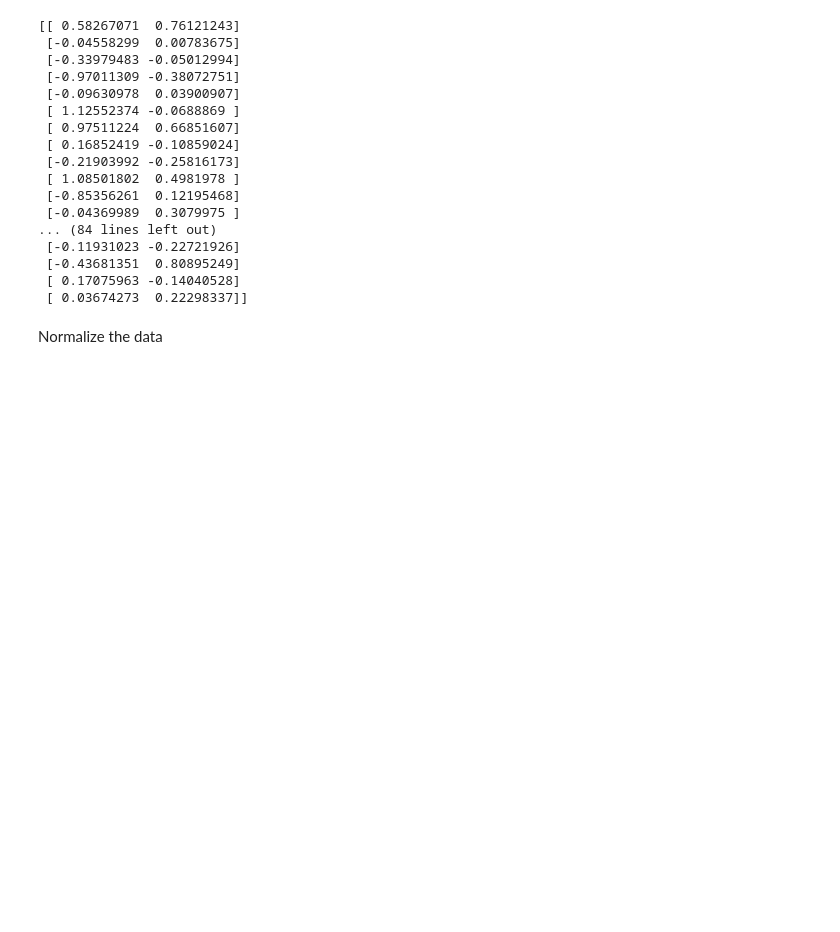
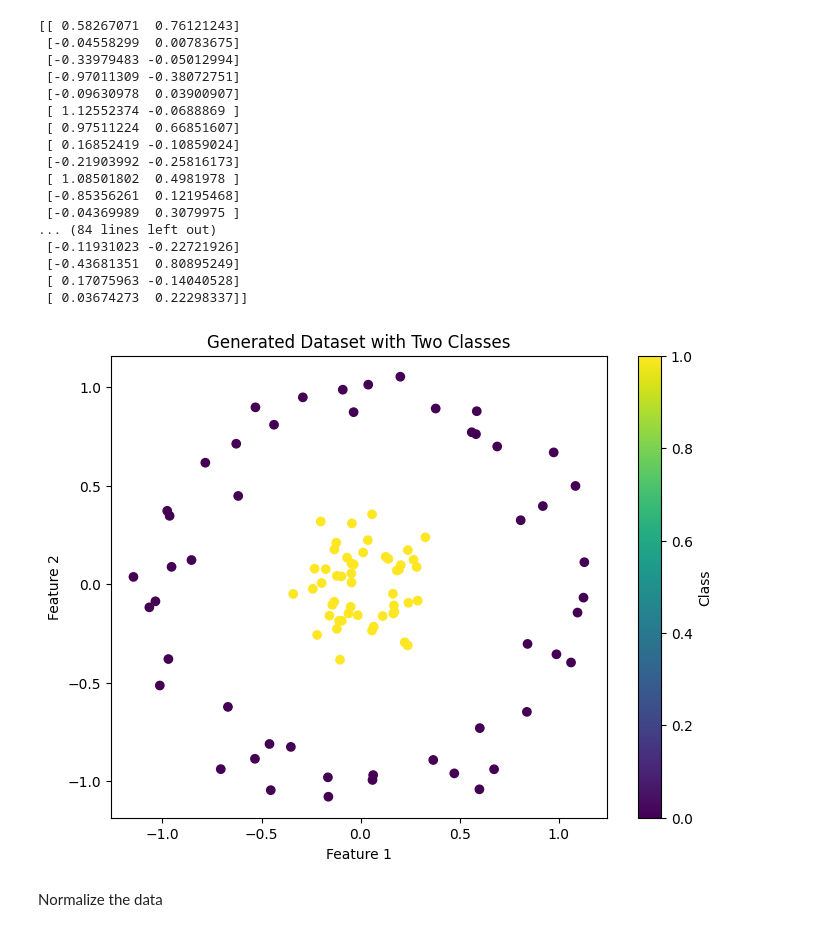
Before and after one commit to Caephas/Q-svm-classification-, a Jupyter notebook: quantumsvm.ipynb, the cells around one changed output. Drawn from its saved outputs; the diff is of its cells as text; code cells hidden in the pictures; blank space fills up the shorter version.

Commit message:
added visualization code

```diff
--- a/quantumsvm.ipynb
+++ b/quantumsvm.ipynb
@@ -31,6 +37,16 @@ print(features)
  [-0.43681351  0.80895249]
  [ 0.17075963 -0.14040528]
  [ 0.03674273  0.22298337]]
+# %%
+plt.figure(figsize=(8, 6))
+plt.scatter(features[:, 0], features[:, 1], c=labels, cmap='viridis', marker='o')
+plt.title('Generated Dataset with Two Classes')
+plt.xlabel('Feature 1')
+plt.ylabel('Feature 2')
+plt.colorbar(label='Class')
+plt.show()
+# %% [output]
+[figure, added]
 # %% [markdown]
  Normalize the data
 # %%
```
Also changed, not shown: parts of 6 cells of this notebook, 1 other file.
